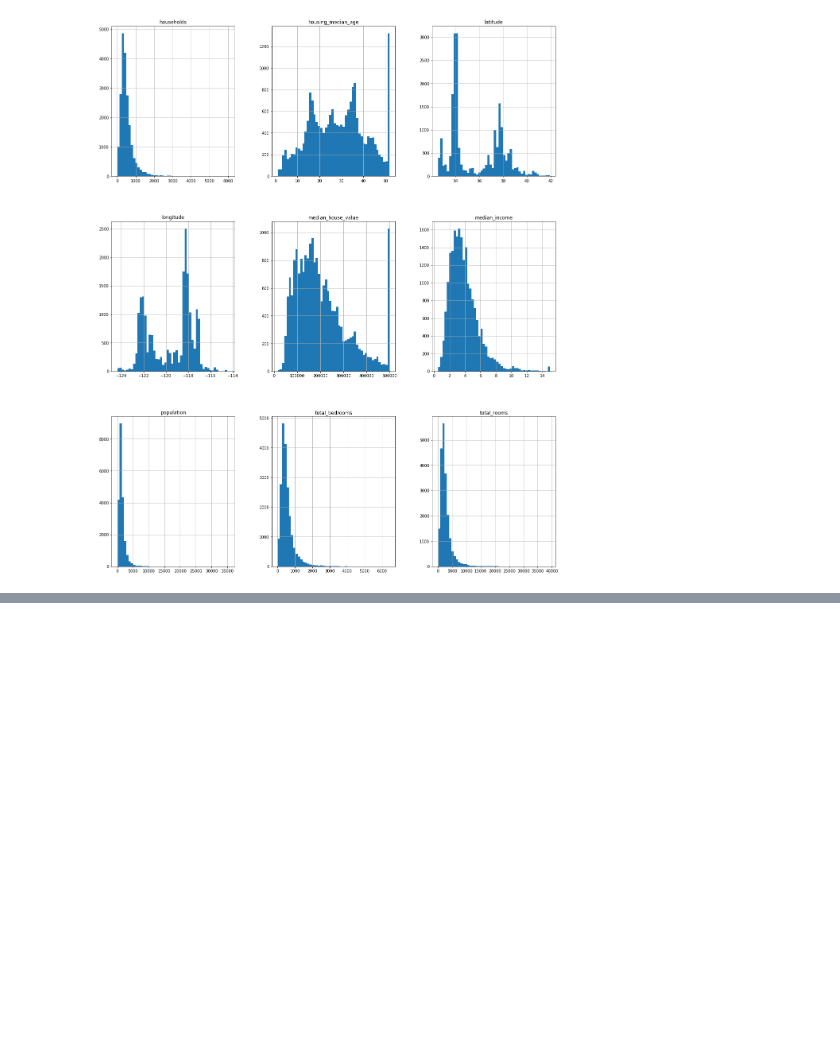
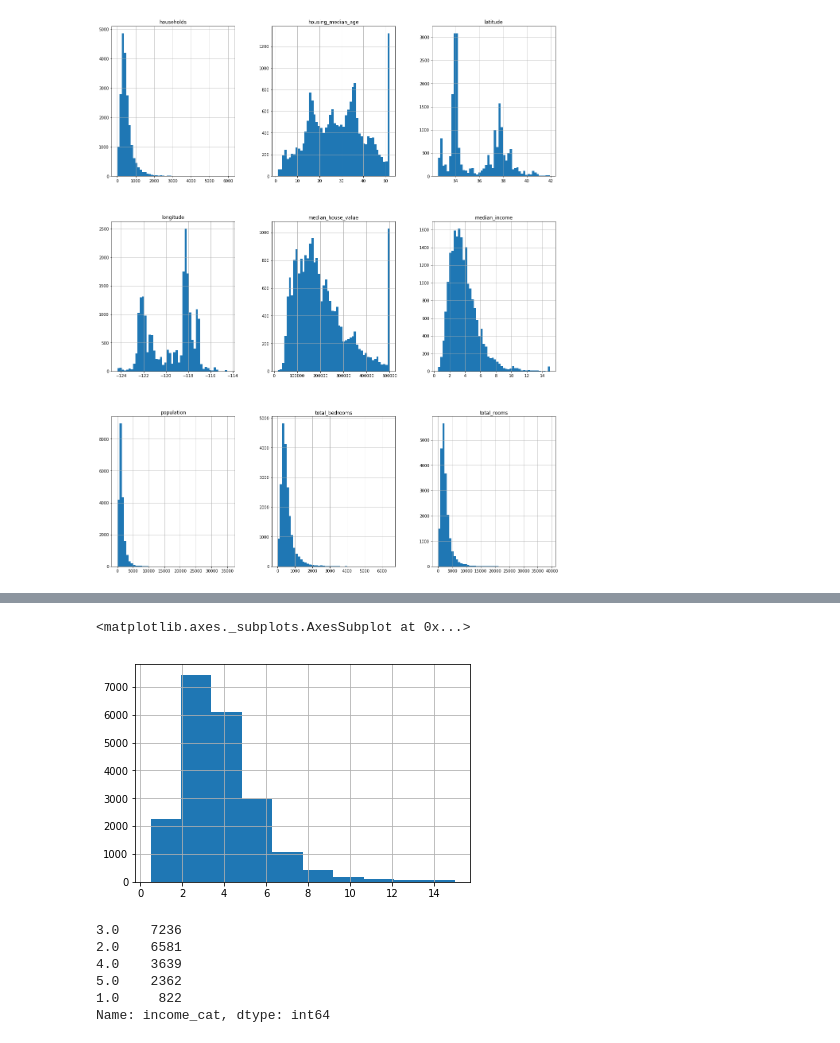
Before and after one commit to IllegalOpcode007/MedianHousePriceInCali, a Jupyter notebook: HouseValueInCaliDistricts.ipynb, the cells around one changed output, grey strips where cells are left out. Drawn from its saved outputs; the diff is of its cells as text; code cells hidden in the pictures; blank space fills up the shorter version.

Commit message:
Divided data into test set and training set. Created 5 categories for median income using a ceiling of 5

```diff
--- a/HouseValueInCaliDistricts.ipynb
+++ b/HouseValueInCaliDistricts.ipynb
@@ -84,0 +159,5 @@ plt.show()
+# %%
+housing["median_income"].hist()
+# %% [output]
+<matplotlib.axes._subplots.AxesSubplot at 0x...>
+[figure, added]
@@ -84,0 +169,9 @@ plt.show()
+# %%
+housing["income_cat"].value_counts()
+# %% [output]
+3.0    7236
+2.0    6581
+4.0    3639
+5.0    2362
+1.0     822
+Name: income_cat, dtype: int64
```
Also changed, not shown: parts of 13 cells of this notebook.
